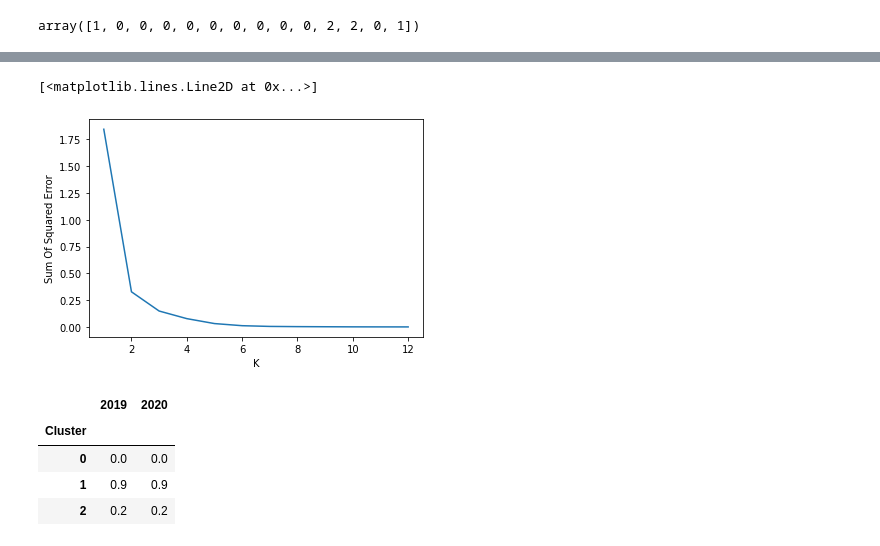
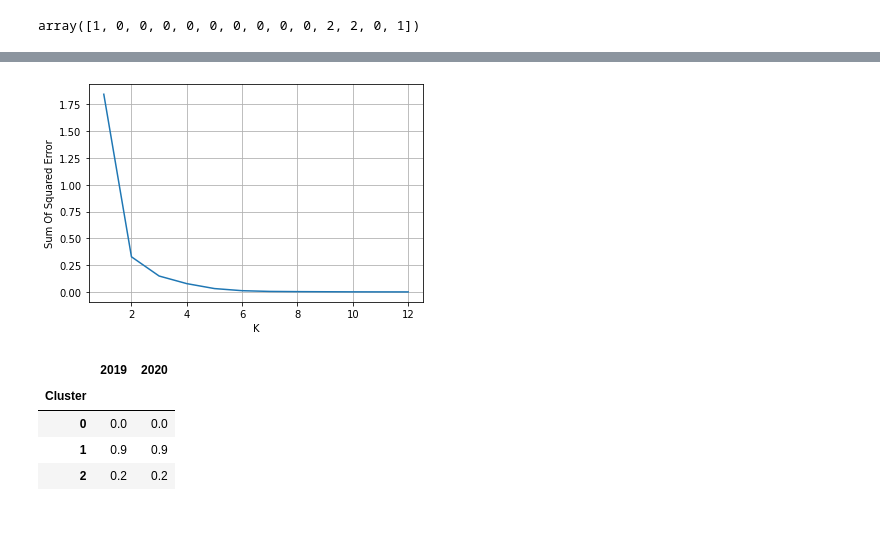
Before and after one commit to ajiahmadhanafi/penelitianilmiah, a Jupyter notebook: busway.ipynb, the cells around one changed output, grey strips where cells are left out. Cells and saved outputs as stored; diff of their text form; code cells hidden in the pictures.

```diff
--- a/busway.ipynb
+++ b/busway.ipynb
@@ -116,8 +116,4 @@ plt.legend()
 # %%
 k_rng = range(1,13)
-sse = []
 
-for k in k_rng:
-    km = KMeans(n_clusters=k)
-    km.fit(df[[2019,2020]])
-    sse.append(km.inertia_)
+sse
@@ -139,10 +133,10 @@ sse
 # %%
 plt.xlabel('K')
 plt.ylabel('Sum Of Squared Error')
 plt.plot(k_rng, sse)
+plt.grid()
 # %% [output]
-[<matplotlib.lines.Line2D at 0x...>]
-[figure, old version]
+[figure, new version]
 # %%
 selected_cols = [2019, 2020]
 cluster_data = df.loc[:, selected_cols]
```
Also changed, not shown: parts of 7 cells of this notebook.
